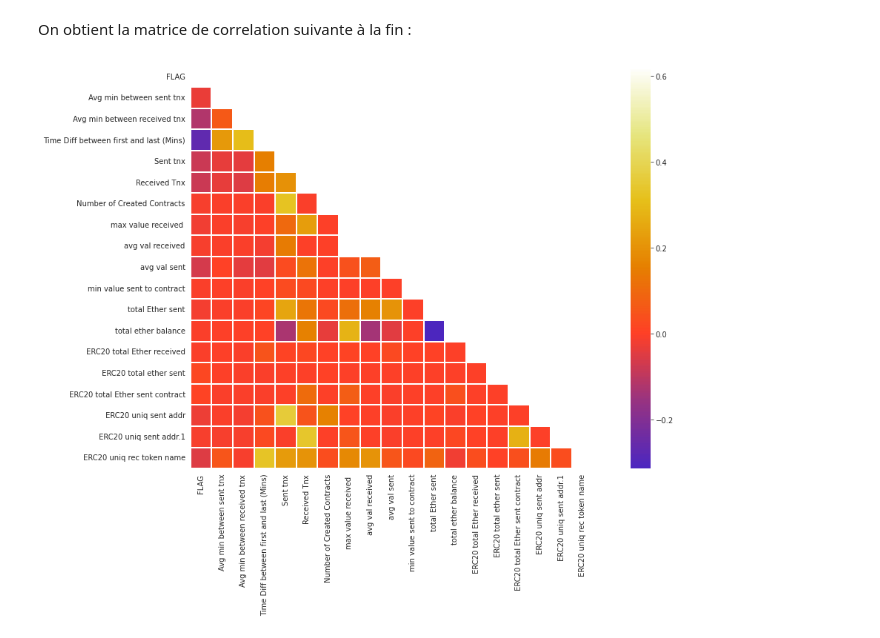
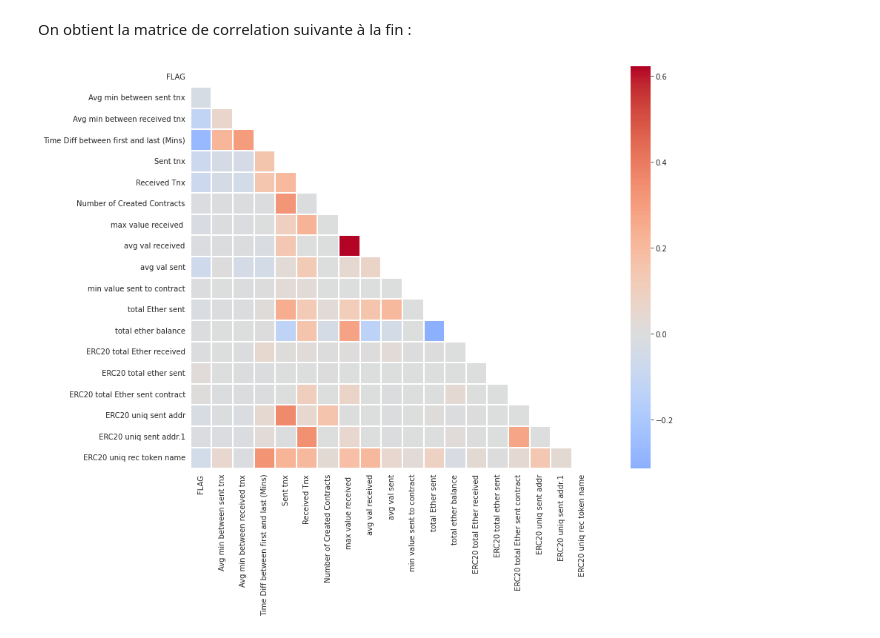
Before and after one commit to noxxou/blockchain, a Jupyter notebook: partie1_MettreDansLeRenduFinal.ipynb, the cells around one changed output. Cells and saved outputs as stored; diff of their text form; code cells hidden in the pictures.

```diff
--- a/partie1_MettreDansLeRenduFinal.ipynb
+++ b/partie1_MettreDansLeRenduFinal.ipynb
@@ -122,5 +120,5 @@ mask = np.zeros_like(corr)
 mask[np.triu_indices_from(mask)]=True
 with sns.axes_style('white'):
     fig, ax = plt.subplots(figsize=(18,10))
-    sns.heatmap(corr,  mask=mask, annot=False, cmap='CMRmap', center=0, square=True)
+    sns.heatmap(corr,  mask=mask, annot=False, cmap='coolwarm', center=0, square=True)
 # %% [output]
@@ -166,5 +164,5 @@ mask = np.zeros_like(corr)
 mask[np.triu_indices_from(mask)]=True
 with sns.axes_style('white'):
     fig, ax = plt.subplots(figsize=(18,10))
-    sns.heatmap(corr,  mask=mask, annot=False, cmap='CMRmap', center=0, linewidths=0.1, square=True)
+    sns.heatmap(corr,  mask=mask, annot=False, cmap='coolwarm', center=0, linewidths=0.1, square=True)
 # %% [output]
@@ -182,10 +180,10 @@ On obtient la matrice de correlation suivante à la fin :
 # %%
 corr = df.corr()
 
 mask = np.zeros_like(corr)
 mask[np.triu_indices_from(mask)]=True
 with sns.axes_style('white'):
     fig, ax = plt.subplots(figsize=(18,10))
-    sns.heatmap(corr,  mask=mask, annot=False, cmap='CMRmap', center=0, linewidths=0.1, square=True)
+    sns.heatmap(corr,  mask=mask, annot=False, cmap='coolwarm', center=0, linewidths=0.1, square=True)
 # %% [output]
-[figure, old version]
+[figure, new version]
```
Also changed, not shown: parts of 3 cells of this notebook, 3 other files.
